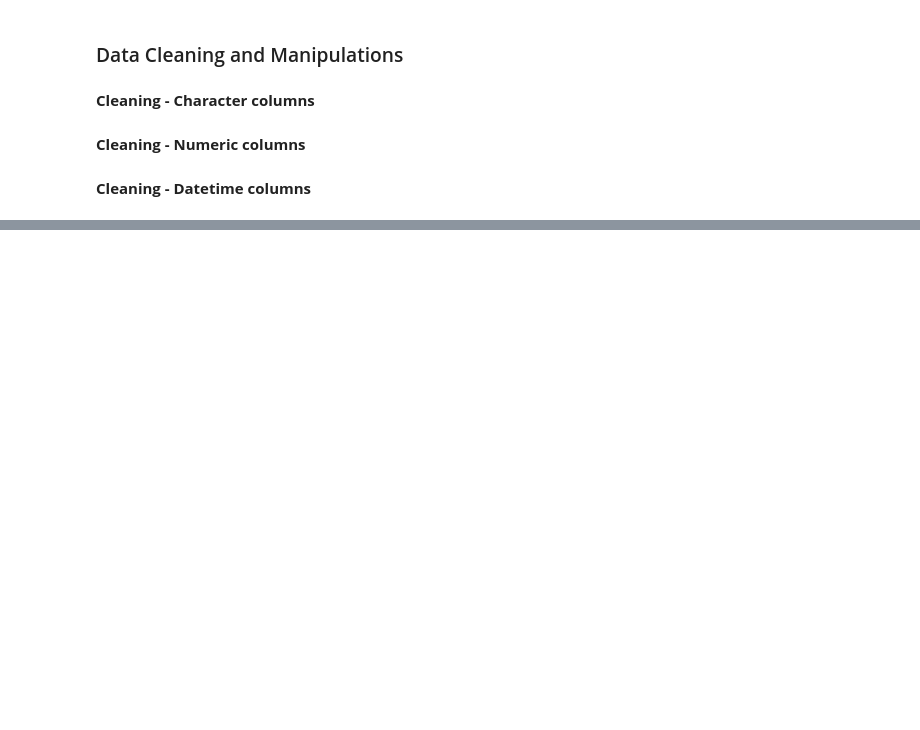
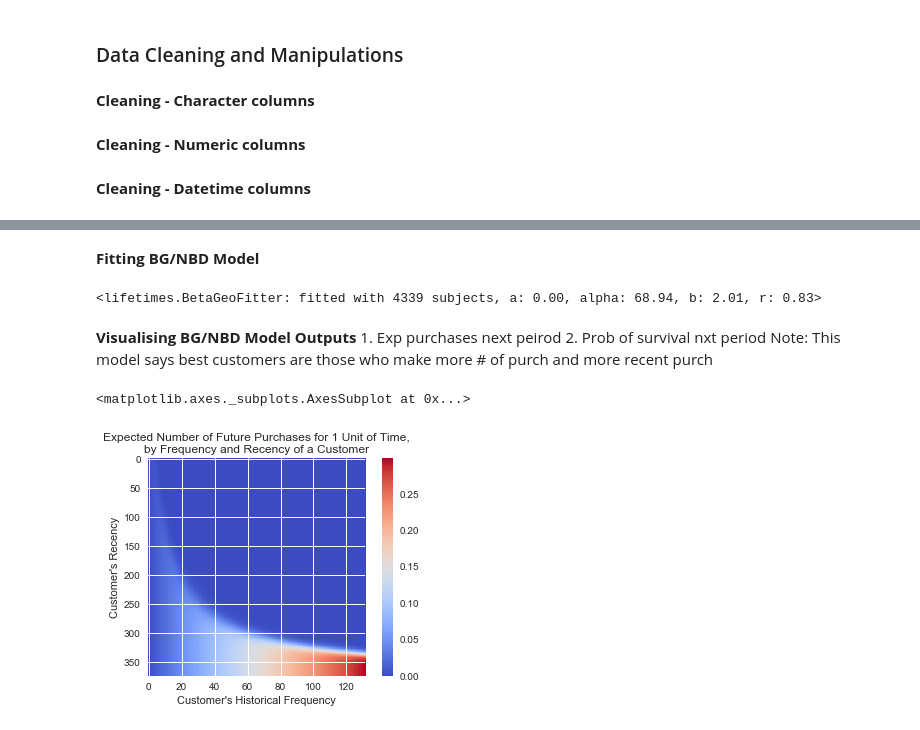
Before and after one commit to SwapnilSParkhe/Project-Customer_Lifetime_Value, a Jupyter notebook: CLV_NonContractual_Continuous.ipynb, the cells around one changed output, grey strips where cells are left out. Saved outputs shown, nothing was run; the diff lists cells and outputs as text; code cells hidden in the pictures; blank space fills up the shorter version.

```diff
--- a/CLV_NonContractual_Continuous.ipynb
+++ b/CLV_NonContractual_Continuous.ipynb
@@ -129,0 +207,22 @@ max     18287.000000   80995.000000  168469.600000
+# %% [markdown]
+**Fitting BG/NBD Model**
+# %%
+#1. Fitting BG/NBD Model to ADS
+BG_NBD=BetaGeoFitter(penalizer_coef=0.0)
+BG_NBD.fit(frequency=df4['frequency'],
+           recency=df4['recency'],
+           T=df4['T'])
+print(BG_NBD)
+# %% [output]
+<lifetimes.BetaGeoFitter: fitted with 4339 subjects, a: 0.00, alpha: 68.94, b: 2.01, r: 0.83>
+# %% [markdown]
+**Visualising BG/NBD Model Outputs**
+    1. Exp purchases next peirod
+    2. Prob of survival nxt period
+    Note: This model says best customers are those who make more # of purch and more recent purch
+# %%
+#Plot1: Expected No. of purchases per unit time w.r.t Freq, Rece
+plot_frequency_recency_matrix(BG_NBD)
+# %% [output]
+<matplotlib.axes._subplots.AxesSubplot at 0x...>
+[figure, added]
```
Also changed, not shown: parts of 16 cells of this notebook.
